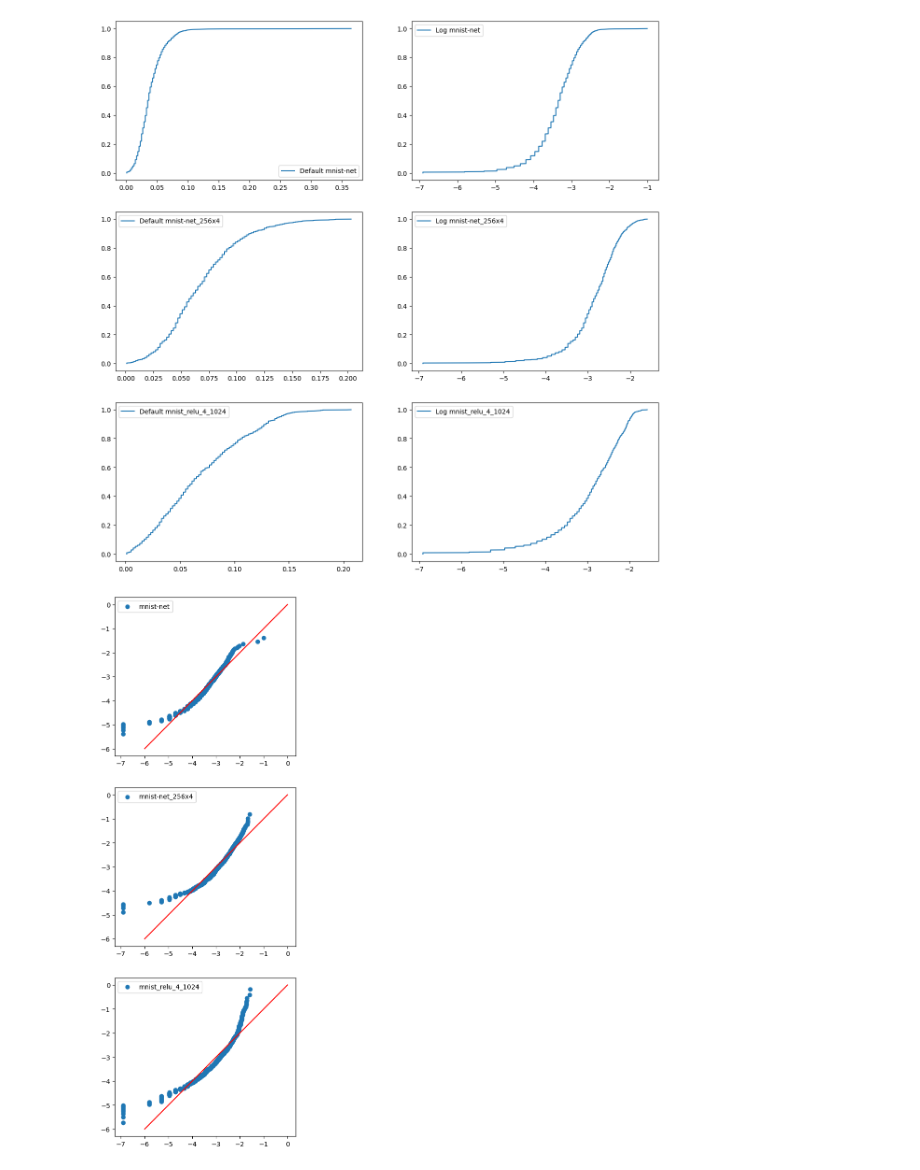
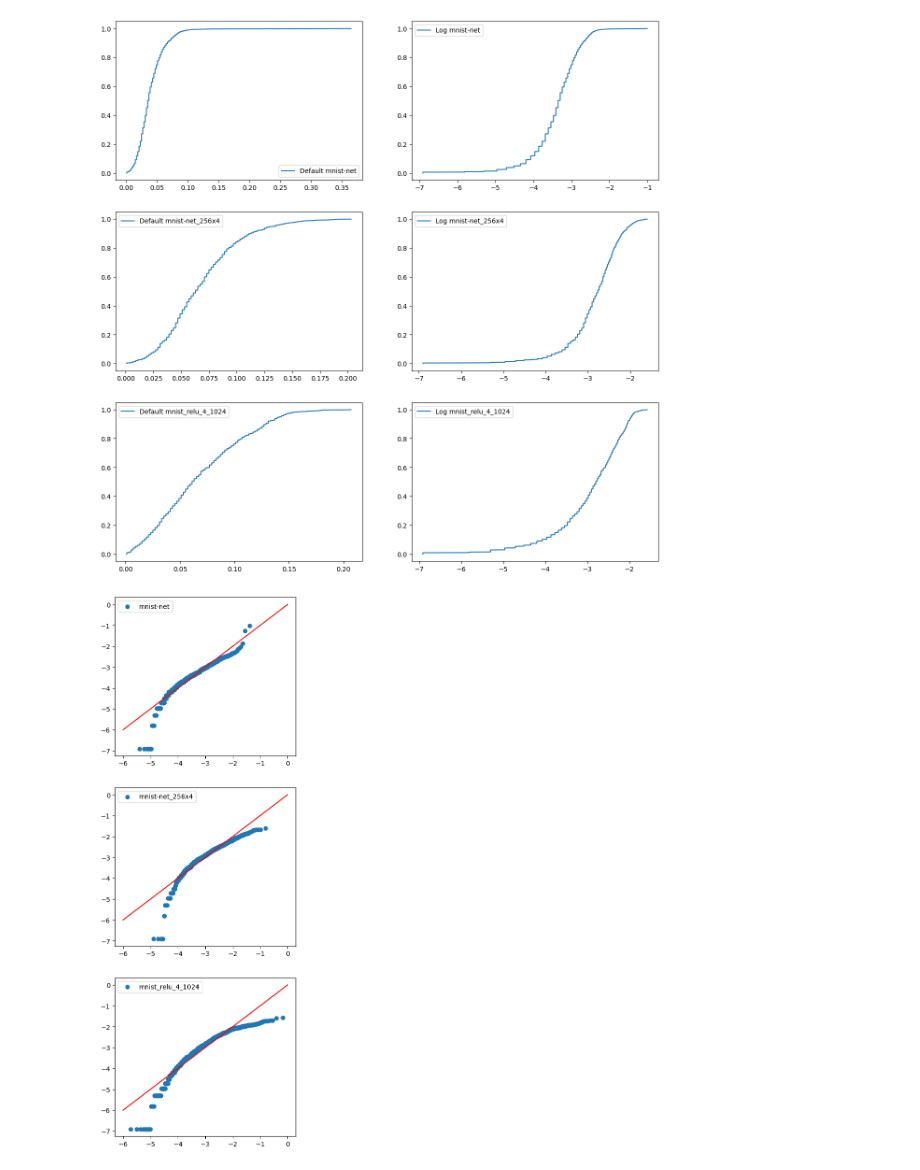
Before and after one commit to lionelkiel/Robustness-Metric, a Jupyter notebook: Frequentist_10.ipynb, the cells around one changed output. Drawn from its saved outputs; the diff is of its cells as text; code cells hidden in the pictures.

```diff
--- a/Frequentist_10.ipynb
+++ b/Frequentist_10.ipynb
@@ -35,35 +35,27 @@ for i, network in enumerate(networks):
 # %% [output]
 [figure]
 # %%
-from scipy.stats import gamma
-
 # QQ plots for all three networks
 fig, axs = plt.subplots(3, 1, figsize=(5, 15))
 
 for i, network in enumerate(networks):
     # we are comparing to see if it is lognormal, so assuming this we transform it to normal
     random_samples = crit_epsilons_network[network]
     random_samples = np.sort(np.log(random_samples))
 
     # Generate the theoretical order statistics, we do this the quick and dirty way by generating them a lot of times then taking some average
     # parameters are fitted from the data in the standard way (MLE)
     simulated_samples = np.random.normal(np.mean(random_samples), np.std(random_samples), (len(random_samples), 10000))
     simulated_samples = np.sort(simulated_samples, axis=0)
     simulated_samples = np.median(simulated_samples, axis=1) # we take median as average
 
-    # confidence interval
-    # we take the 2.5 and 97.5 percentiles
-    lower_bound = np.percentile(simulated_samples, 2.5)
-    upper_bound = np.percentile(simulated_samples, 97.5)
-
-
-    axs[i].scatter(random_samples, simulated_samples, label=network)
+    axs[i].scatter(simulated_samples, random_samples, label=network)
     # plot diagonal line
     x = np.linspace(-6, 0, 100)
     axs[i].plot(x, x, color='red')
     axs[i].legend()
 
 # save figure under folder Figures/QQ plots
 fig.savefig('Figures/QQ plots/lognormal ' + network + '.png')
 # %% [output]
-[figure, old version]
+[figure, new version]
```
Also changed, not shown: parts of 11 cells of this notebook.
